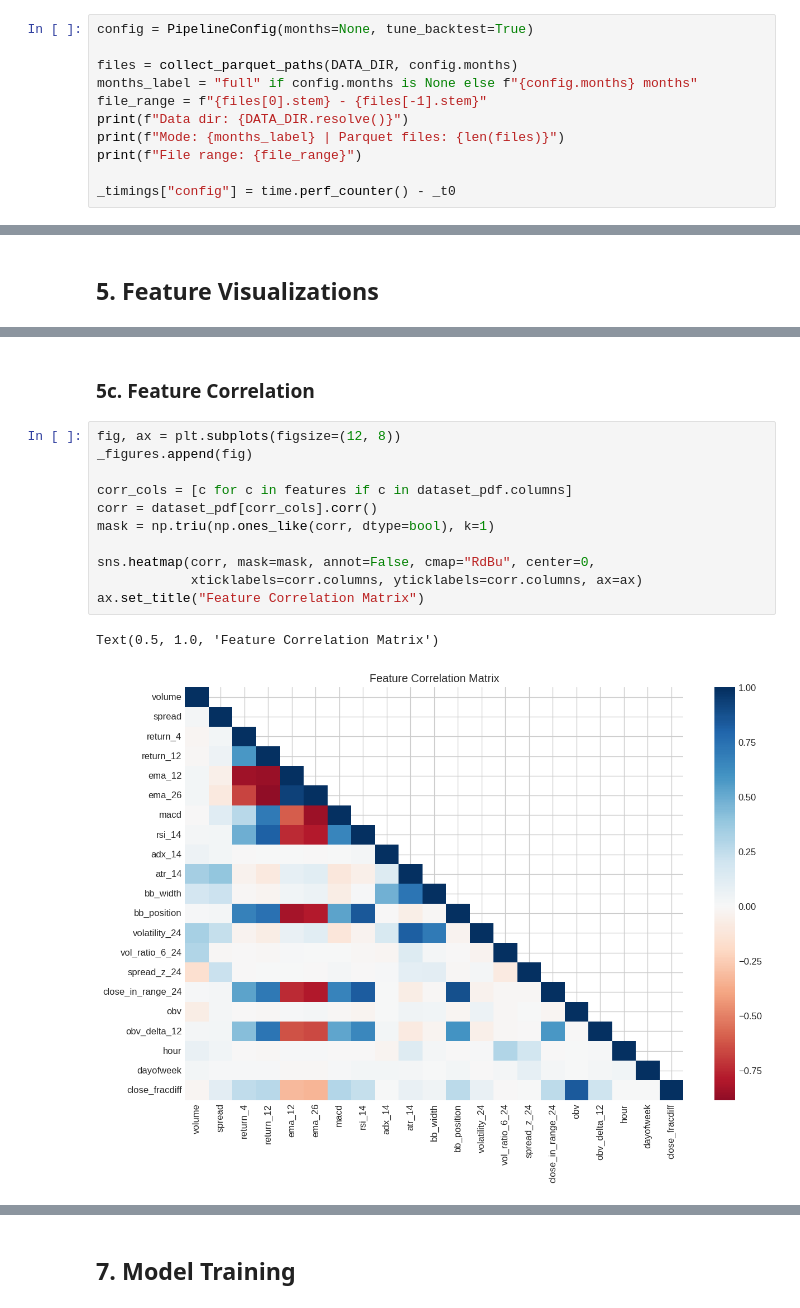
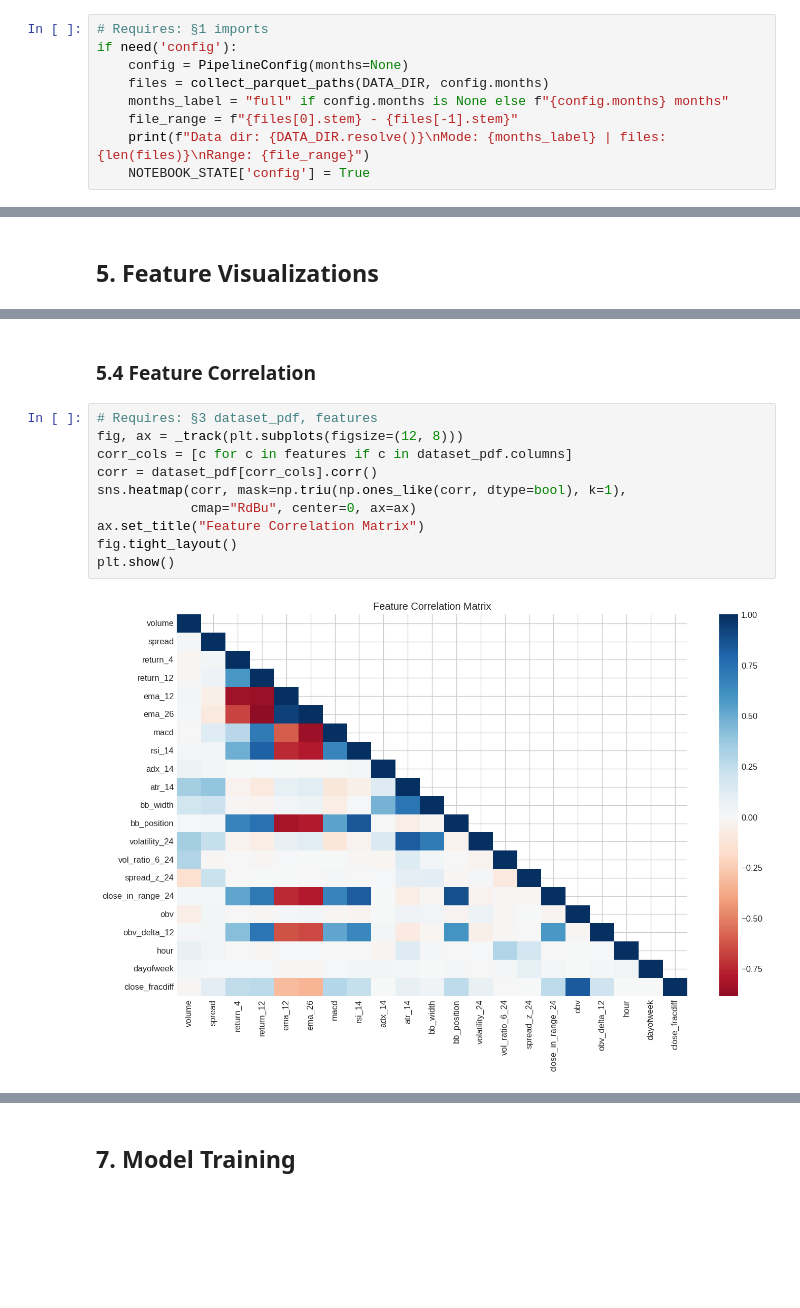
Before and after one commit to ultimateBroK/thesis-compact, a Jupyter notebook: viz.ipynb, the cells around one changed output, grey strips where cells are left out. Cells and saved outputs as stored; diff of their text form; blank space fills up the shorter version.

```diff
--- a/viz.ipynb
+++ b/viz.ipynb
@@ -66,15 +92,13 @@ Accelerate device: cpu | processes: 1
 # %% [markdown]
 ## 2. Config & Data Discovery
 # %%
-config = PipelineConfig(months=None, tune_backtest=True)
-
-files = collect_parquet_paths(DATA_DIR, config.months)
-months_label = "full" if config.months is None else f"{config.months} months"
-file_range = f"{files[0].stem} - {files[-1].stem}"
-print(f"Data dir: {DATA_DIR.resolve()}")
-print(f"Mode: {months_label} | Parquet files: {len(files)}")
-print(f"File range: {file_range}")
-
-_timings["config"] = time.perf_counter() - _t0
+# Requires: §1 imports
+if need('config'):
+    config = PipelineConfig(months=None)
+    files = collect_parquet_paths(DATA_DIR, config.months)
+    months_label = "full" if config.months is None else f"{config.months} months"
+    file_range = f"{files[0].stem} - {files[-1].stem}"
+    print(f"Data dir: {DATA_DIR.resolve()}\nMode: {months_label} | files: {len(files)}\nRange: {file_range}")
+    NOTEBOOK_STATE['config'] = True
 # %% [output]
 Data dir: /home/ultimatebrok/Downloads/thesis-compact/data/XAUUSD
@@ -203,17 +449,15 @@ fig.tight_layout()
 # %% [markdown]
-### 5c. Feature Correlation
+### 5.4 Feature Correlation
 # %%
-fig, ax = plt.subplots(figsize=(12, 8))
-_figures.append(fig)
-
+# Requires: §3 dataset_pdf, features
+fig, ax = _track(plt.subplots(figsize=(12, 8)))
 corr_cols = [c for c in features if c in dataset_pdf.columns]
 corr = dataset_pdf[corr_cols].corr()
-mask = np.triu(np.ones_like(corr, dtype=bool), k=1)
-
-sns.heatmap(corr, mask=mask, annot=False, cmap="RdBu", center=0,
-            xticklabels=corr.columns, yticklabels=corr.columns, ax=ax)
+sns.heatmap(corr, mask=np.triu(np.ones_like(corr, dtype=bool), k=1),
+            cmap="RdBu", center=0, ax=ax)
 ax.set_title("Feature Correlation Matrix")
+fig.tight_layout()
+plt.show()
 # %% [output]
-Text(0.5, 1.0, 'Feature Correlation Matrix')
-[figure, old version]
+[figure, new version]
 # %% [markdown]
```
Also changed, not shown: parts of 92 cells of this notebook, 18 other files.
